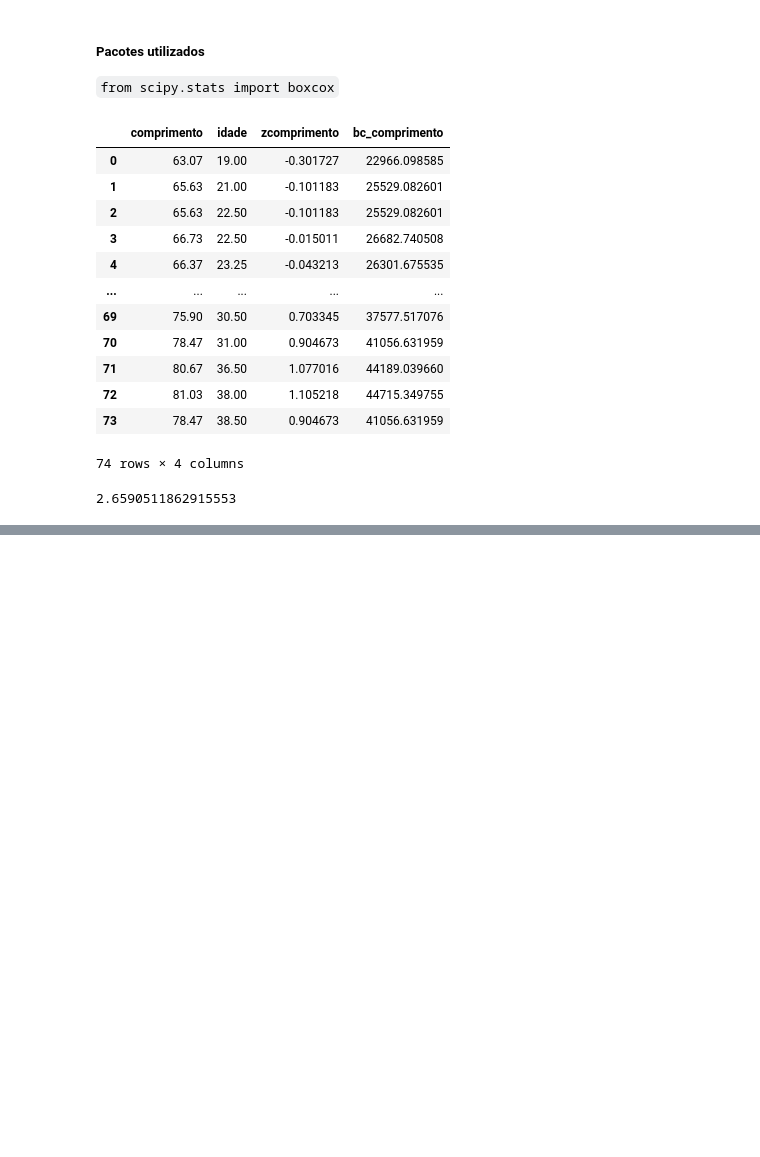
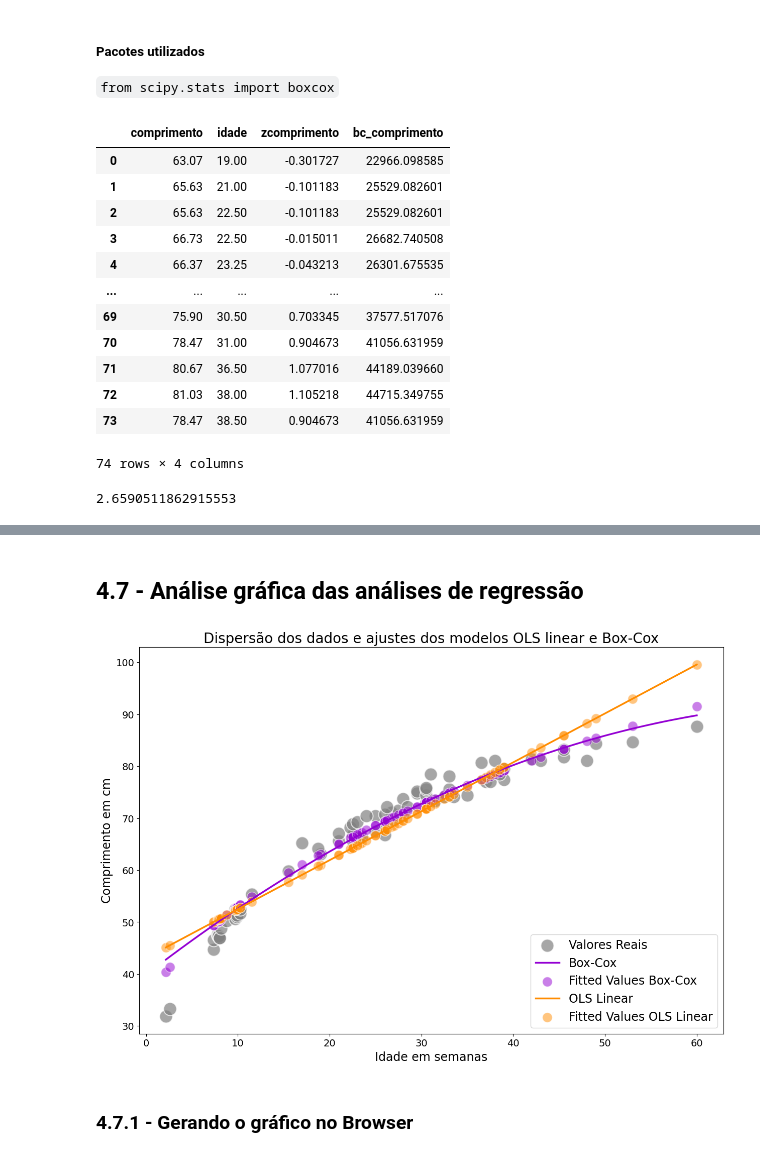
Before and after one commit to IlIIIIIIIIIlI/Jupyter-Notebooks, a Jupyter notebook: MBA USP/Machine Learning/Supervised Machine Learning/Supervised Machine Learning.ipynb, the cells around one changed output, grey strips where cells are left out. Cells and saved outputs as stored; diff of their text form; code cells hidden in the pictures; blank space fills up the shorter version.

```diff
--- a/MBA USP/Machine Learning/Supervised Machine Learning/Supervised Machine Learning.ipynb
+++ b/MBA USP/Machine Learning/Supervised Machine Learning/Supervised Machine Learning.ipynb
@@ -1894,0 +2028,7 @@ del df_bebes['bc_comprimento2']
+# %%
+# In[4.14]: Salvando os fitted values dos dois modelos (modelo_linear e modelo_bc)
+#no dataset 'bebes'
+
+df_bebes['yhat_linear'] = modelo_linear.fittedvalues
+df_bebes['yhat_modelo_bc'] = (modelo_bc.fittedvalues * lmbda + 1) ** (1 / lmbda)
+df_bebes
@@ -1894,0 +2049,30 @@ del df_bebes['bc_comprimento2']
+# %% [markdown]
+## 4.7 - Análise gráfica das análises de regressão
+# %%
+# In[4.15]: Gráfico de dispersão com ajustes dos modelos OLS linear e Box-Cox
+
+plt.figure(figsize=(15,10))
+sns.scatterplot(x="idade", y="comprimento", data=df_bebes, color='grey',
+                s=350, label='Valores Reais', alpha=0.7)
+sns.regplot(x="idade", y="yhat_modelo_bc", data=df_bebes, order=lmbda,
+            color='darkviolet', ci=False, scatter=False, label='Box-Cox',
+            line_kws={'linewidth': 2.5})
+sns.scatterplot(x="idade", y="yhat_modelo_bc", data=df_bebes, color='darkviolet',
+                s=200, label='Fitted Values Box-Cox', alpha=0.5)
+sns.regplot(x="idade", y="yhat_linear", data=df_bebes,
+            color='darkorange', ci=False, scatter=False, label='OLS Linear',
+            line_kws={'linewidth': 2.5})
+sns.scatterplot(x="idade", y="yhat_linear", data=df_bebes, color='darkorange',
+                s=200, label='Fitted Values OLS Linear', alpha=0.5)
+plt.title('Dispersão dos dados e ajustes dos modelos OLS linear e Box-Cox',
+          fontsize=20)
+plt.xlabel('Idade em semanas', fontsize=17)
+plt.ylabel('Comprimento em cm', fontsize=17)
+plt.legend(loc='lower right', fontsize=17)
+plt.xticks(fontsize=14)
+plt.yticks(fontsize=14)
+plt.show()
+# %% [output]
+[figure, added]
+# %% [markdown]
+### 4.7.1 - Gerando o gráfico no Browser
```
Also changed, not shown: parts of 60 cells of this notebook, 1 other file.
